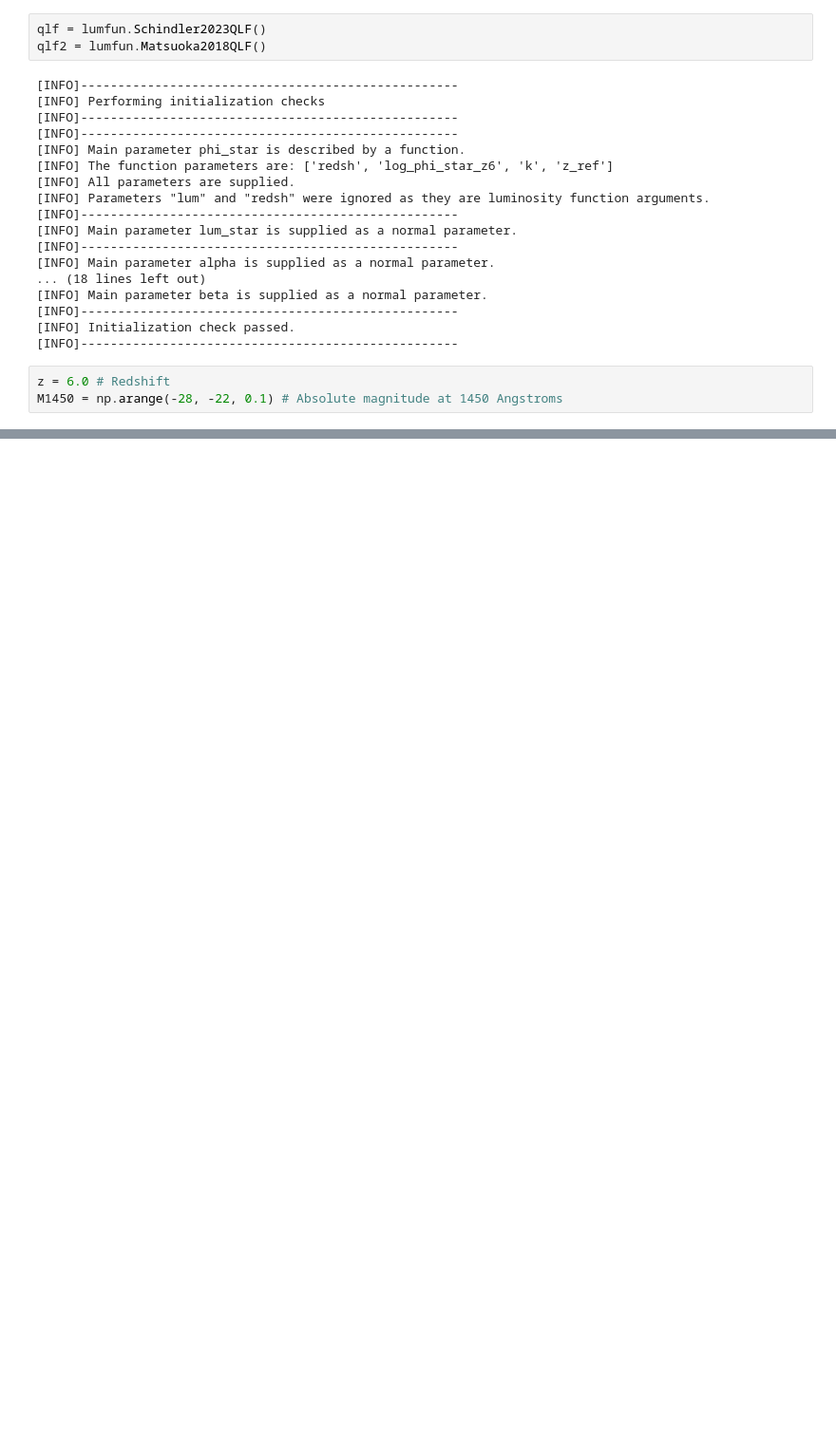
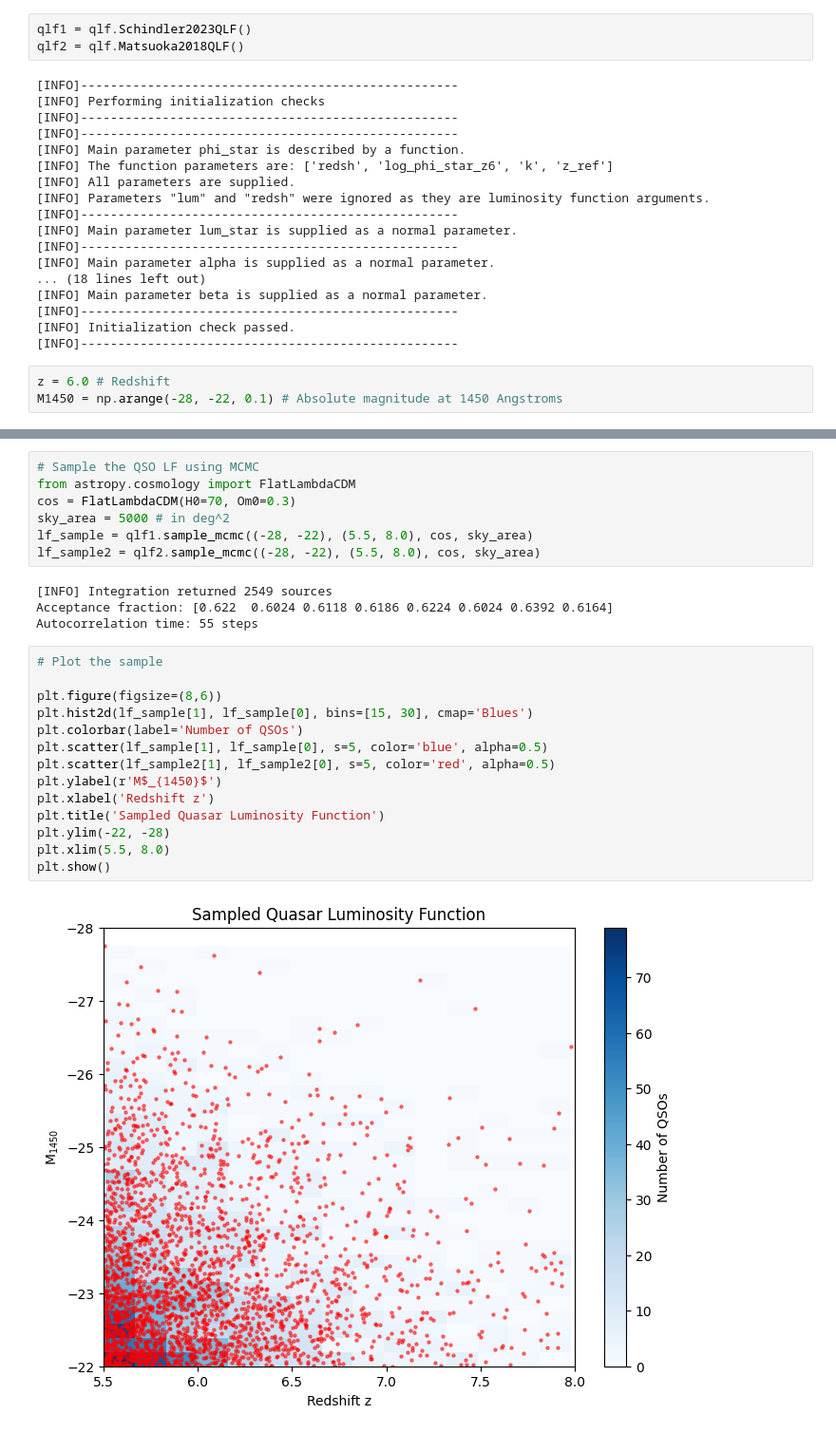
Before and after one commit to cosmic-dawn-group/qsopop, a Jupyter notebook: examples/QLF Example.ipynb, the cells around one changed output, grey strips where cells are left out. Shown: that part at 95% size. Cells and saved outputs as stored; diff of their text form; blank space fills up the shorter version.

Commit message:
refactoring the code to remove the qlf, glf data from the lumfun module

```diff
--- a/examples/QLF Example.ipynb
+++ b/examples/QLF Example.ipynb
@@ -6,6 +6,6 @@ from qsopop import lumfun
 # %%
-qlf = lumfun.Schindler2023QLF()
-qlf2 = lumfun.Matsuoka2018QLF()
+qlf1 = qlf.Schindler2023QLF()
+qlf2 = qlf.Matsuoka2018QLF()
 # %% [output]
 [INFO]---------------------------------------------------
 [INFO] Performing initialization checks
@@ -41,3 +41,30 @@ plt.xlim(-22, -28)
 plt.show()
 # %% [output]
 [figure]
+# %%
+# Sample the QSO LF using MCMC
+from astropy.cosmology import FlatLambdaCDM
+cos = FlatLambdaCDM(H0=70, Om0=0.3)
+sky_area = 5000 # in deg^2
+lf_sample = qlf1.sample_mcmc((-28, -22), (5.5, 8.0), cos, sky_area)
+lf_sample2 = qlf2.sample_mcmc((-28, -22), (5.5, 8.0), cos, sky_area)
+# %% [output]
+[INFO] Integration returned 2549 sources
+Acceptance fraction: [0.622  0.6024 0.6118 0.6186 0.6224 0.6024 0.6392 0.6164]
+Autocorrelation time: 55 steps
+# %%
+# Plot the sample
+
+plt.figure(figsize=(8,6))
+plt.hist2d(lf_sample[1], lf_sample[0], bins=[15, 30], cmap='Blues')
+plt.colorbar(label='Number of QSOs')
+plt.scatter(lf_sample[1], lf_sample[0], s=5, color='blue', alpha=0.5)
+plt.scatter(lf_sample2[1], lf_sample2[0], s=5, color='red', alpha=0.5)
+plt.ylabel(r'M$_{1450}$')
+plt.xlabel('Redshift z')
+plt.title('Sampled Quasar Luminosity Function')
+plt.ylim(-22, -28)
+plt.xlim(5.5, 8.0)
+plt.show()
+# %% [output]
+[figure, added]
```
Also changed, not shown: parts of 2 cells of this notebook, 6 other files.
